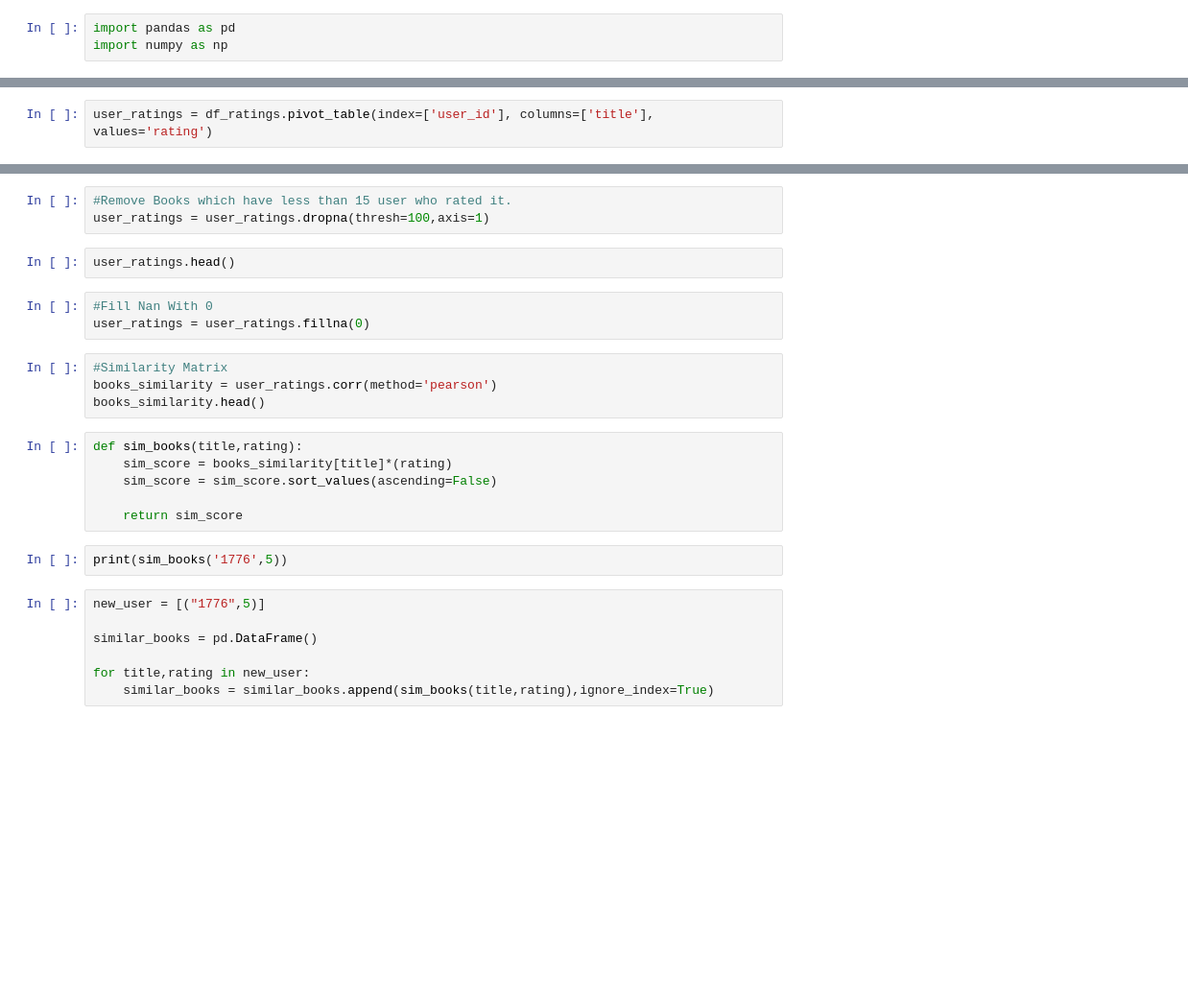
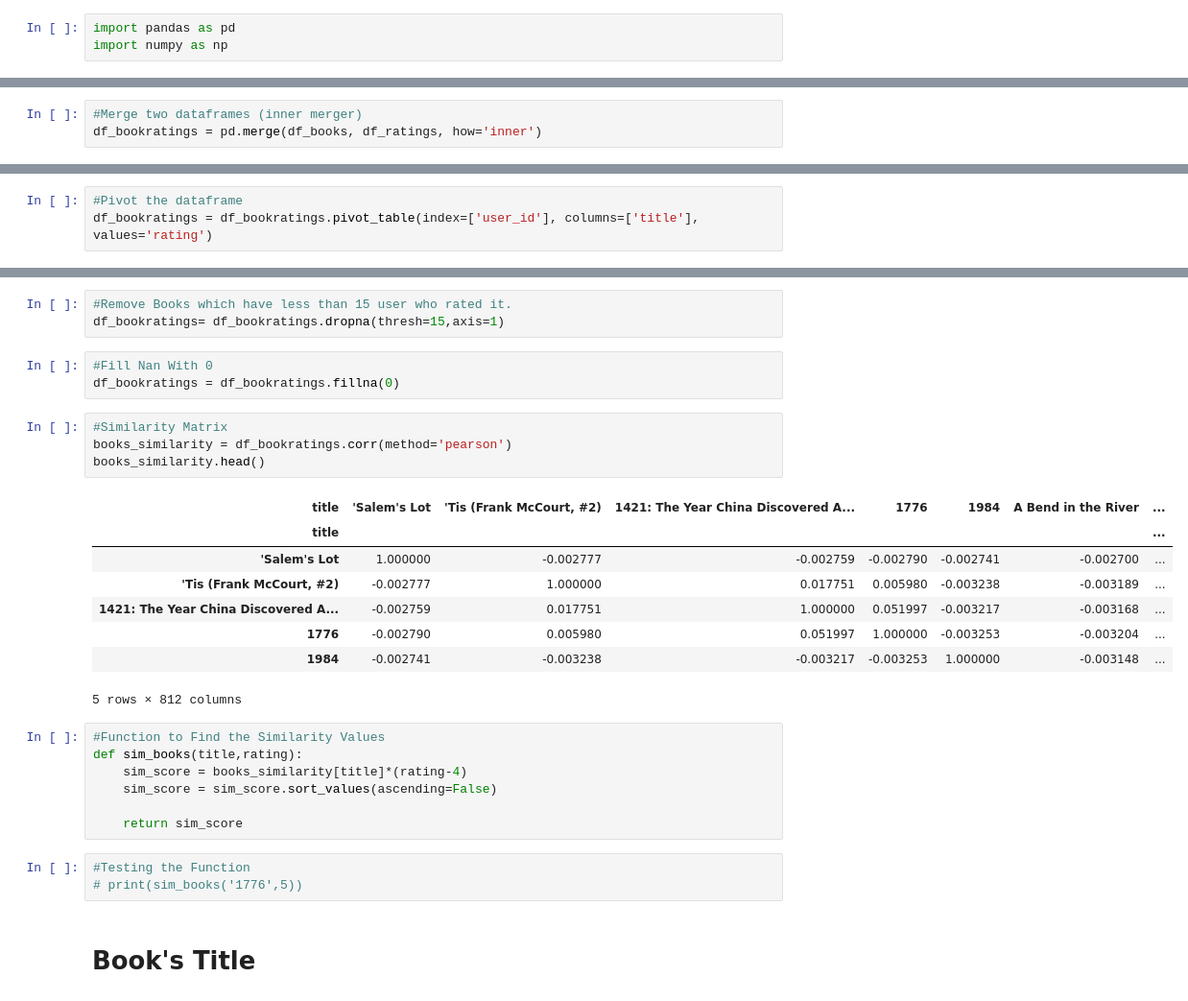
Before and after one commit to krisnagita/recommender-system, a Jupyter notebook: CollaborativeFiltering.ipynb, the cells around one changed output, grey strips where cells are left out. Shown at 96% size. Saved outputs shown, nothing was run; the diff lists cells and outputs as text; blank space fills up the shorter version.

```diff
--- a/CollaborativeFiltering.ipynb
+++ b/CollaborativeFiltering.ipynb
@@ -40,3 +31,6 @@ df_bookrating.shape
+# %%
+#Merge two dataframes (inner merger)
+df_bookratings = pd.merge(df_books, df_ratings, how='inner')
 # %%
 #Checking the Info of All Column
 df_books.info()
@@ -48,2 +61,3 @@ print('========================')
 # %%
-user_ratings = df_ratings.pivot_table(index=['user_id'], columns=['title'], values='rating')
+#Pivot the dataframe
+df_bookratings = df_bookratings.pivot_table(index=['user_id'], columns=['title'], values='rating')
@@ -50,27 +72,31 @@ user_ratings = df_ratings.pivot_table(index=['user_id'], columns=['title'], valu
 # %%
 #Remove Books which have less than 15 user who rated it.
-user_ratings = user_ratings.dropna(thresh=100,axis=1)
+df_bookratings= df_bookratings.dropna(thresh=15,axis=1)
-# %%
-user_ratings.head()
 # %%
 #Fill Nan With 0
-user_ratings = user_ratings.fillna(0)
+df_bookratings = df_bookratings.fillna(0)
 # %%
 #Similarity Matrix
-books_similarity = user_ratings.corr(method='pearson')
+books_similarity = df_bookratings.corr(method='pearson')
 books_similarity.head()
+# %% [output]
+| title | 'Salem's Lot | 'Tis (Frank McCourt, #2) | 1421: The Year China Discovered A... | 1776 | 1984 | A Bend in the River | ... |
+| title |  |  |  |  |  |  | ... |
+| 'Salem's Lot | 1.000000 | -0.002777 | -0.002759 | -0.002790 | -0.002741 | -0.002700 | ... |
+| 'Tis (Frank McCourt, #2) | -0.002777 | 1.000000 | 0.017751 | 0.005980 | -0.003238 | -0.003189 | ... |
+| 1421: The Year China Discovered A... | -0.002759 | 0.017751 | 1.000000 | 0.051997 | -0.003217 | -0.003168 | ... |
+| 1776 | -0.002790 | 0.005980 | 0.051997 | 1.000000 | -0.003253 | -0.003204 | ... |
+| 1984 | -0.002741 | -0.003238 | -0.003217 | -0.003253 | 1.000000 | -0.003148 | ... |
+5 rows × 812 columns
 # %%
+#Function to Find the Similarity Values
 def sim_books(title,rating):
-    sim_score = books_similarity[title]*(rating)
+    sim_score = books_similarity[title]*(rating-4)
     sim_score = sim_score.sort_values(ascending=False)
 
     return sim_score
 # %%
-print(sim_books('1776',5))
+#Testing the Function
+# print(sim_books('1776',5))
-# %%
-new_user = [("1776",5)]
-
-similar_books = pd.DataFrame()
-
-for title,rating in new_user:
-    similar_books = similar_books.append(sim_books(title,rating),ignore_index=True)
+# %% [markdown]
+# Book's Title
```
Also changed, not shown: parts of 16 cells of this notebook.
